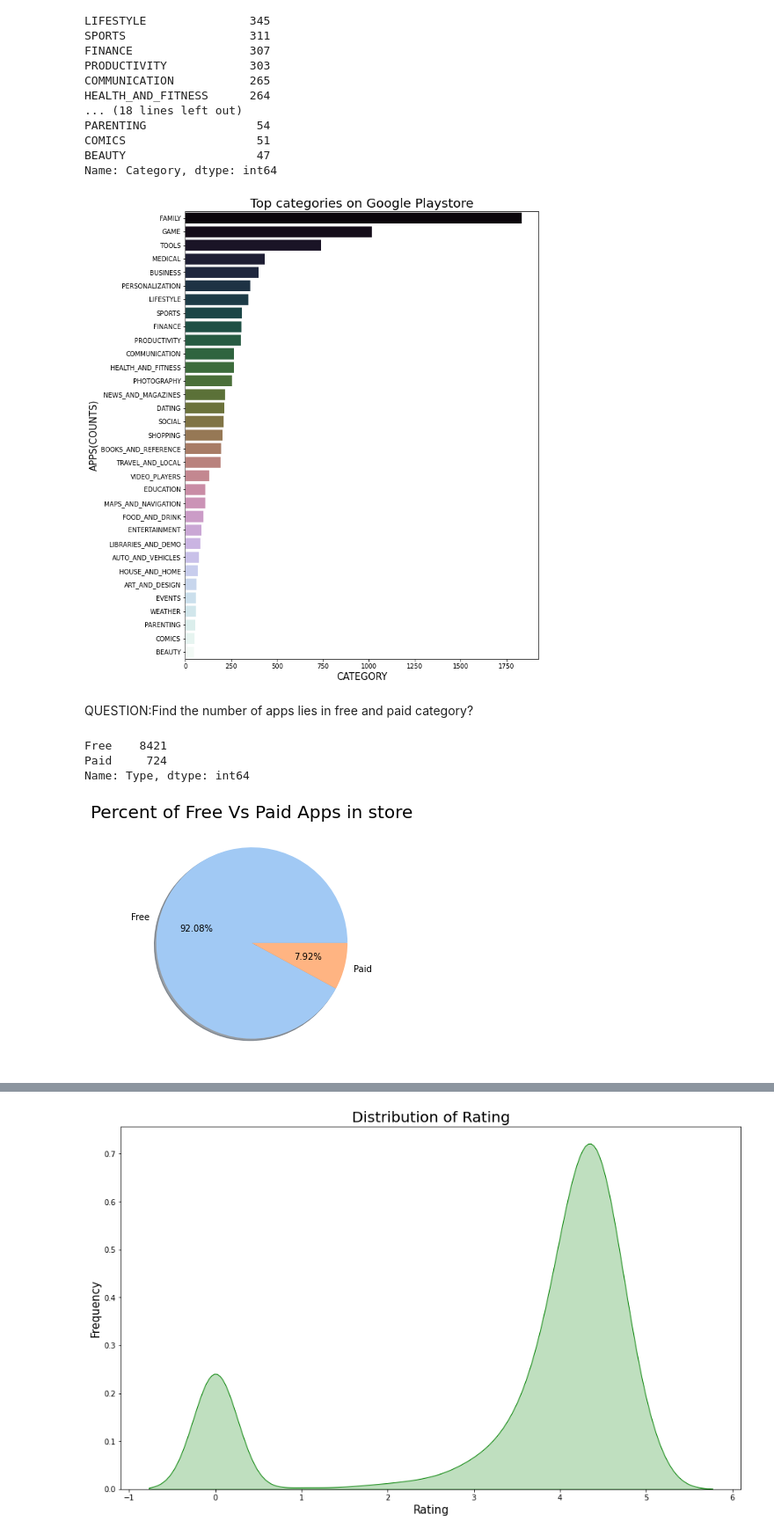
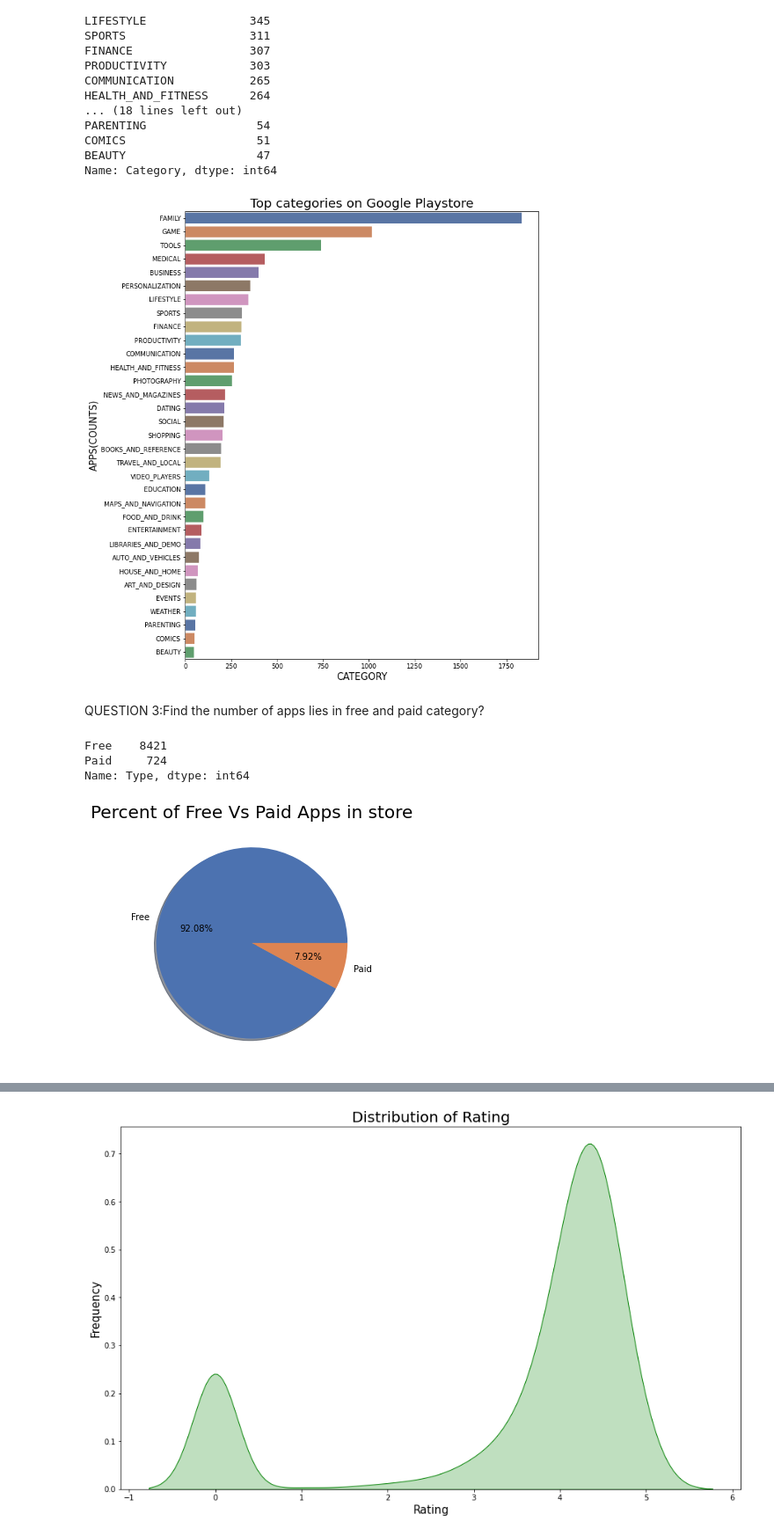
Before and after one commit to Swastik02aug/almabetter-EDA-project, a Jupyter notebook: Play_Store_App_Review_Analysis_Capstone_Project.ipynb, the cells around one changed output, grey strips where cells are left out. Shown at 88% size. Saved outputs shown, nothing was run; the diff lists cells and outputs as text; code cells hidden in the pictures.

```diff
--- a/Play_Store_App_Review_Analysis_Capstone_Project.ipynb
+++ b/Play_Store_App_Review_Analysis_Capstone_Project.ipynb
@@ -313,15 +313,16 @@ for i in range(len(x)):
     l2.append(y[i])
 # here l1 store index value and l2 store count values in each category
 # %%
+#plot
 plt.figure(figsize=(10,13))
 plt.ylabel('APPS(COUNTS)',size=15);
 plt.xlabel('CATEGORY',size=15);
-graph = sns.barplot(l2, l1,alpha=1, palette= "cubehelix")
+graph = sns.barplot(l2, l1,alpha=1, palette= "deep")
 graph.set_title("Top categories on Google Playstore", fontsize = 20);
 # %% [output]
-[figure, old version]
+[figure, new version]
 # %% [markdown]
-QUESTION:Find the number of apps lies in free and paid category?
+QUESTION 3:Find the number of apps lies in free and paid category?
 # %%
 x=psd['Type'].value_counts(sort = True).index
 y=psd['Type'].value_counts(sort = True)
@@ -331,13 +332,13 @@ Free    8421
 Paid     724
 Name: Type, dtype: int64
 # %%
-#from the series we find that there are 8421 free apps and rest are paids
+#plot
 plt.figure(figsize=(10,5))
 labels = x
-colors = sns.color_palette('pastel')[0:7]
+colors = sns.color_palette('deep')[0:7]
 plt.pie(y, labels = labels, colors = colors, autopct='%.2f%%', shadow=True, startangle=0)
 plt.title('Percent of Free Vs Paid Apps in store',size = 20)
 plt.show()
 # %% [output]
-[figure, old version]
+[figure, new version]
 # %% [markdown]
```
Also changed, not shown: parts of 36 cells of this notebook.
